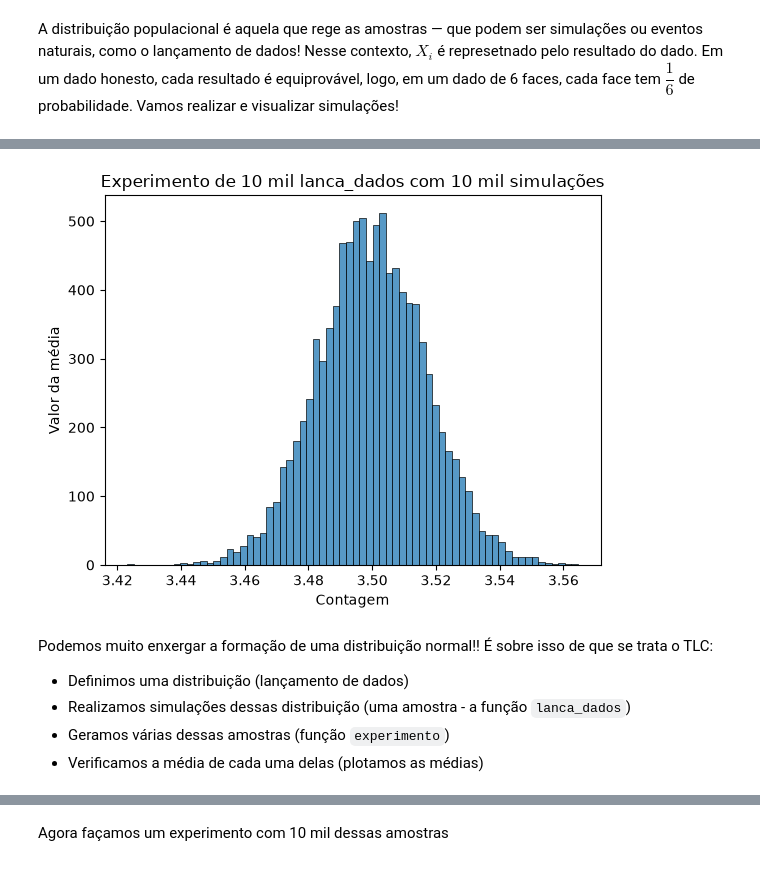
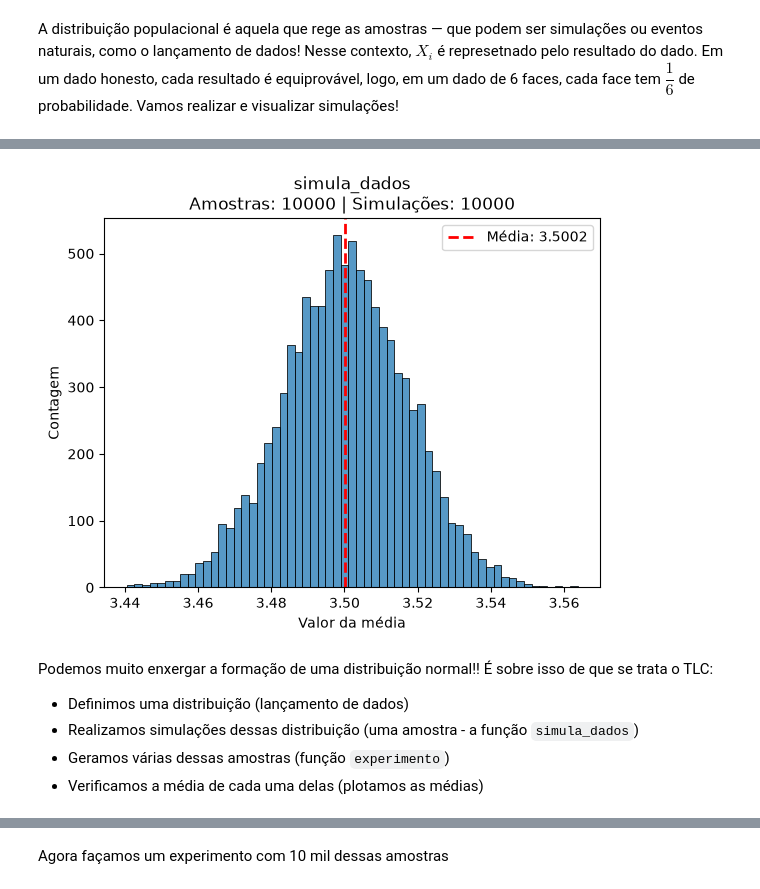
Before and after one commit to cg-oc/statistics, a Jupyter notebook: 9.2_teorema_limite_central/tlc.ipynb, the cells around one changed output, grey strips where cells are left out. Drawn from its saved outputs; the diff is of its cells as text; code cells hidden in the pictures.

```diff
--- a/9.2_teorema_limite_central/tlc.ipynb
+++ b/9.2_teorema_limite_central/tlc.ipynb
@@ -157,30 +173,0 @@ Como era de se esperar, vimos uma contagem muito semelhante entre todas os faces
-# %%
-def experimento(
-    distribuicao_populacional,
-    tamanho_amostragem: int,
-    num_simulacoes: int,
-    **kwargs
-    ) -> None:
-    medias = []
-    for _ in range(tamanho_amostragem):
-        media = distribuicao_populacional(num_simulacoes, **kwargs)
-        medias.append(media)
-
-    plt.figure()
-    eixo = sns.histplot(medias)
-
-    titulo = (
-        f"Experimento de {tamanho_amostragem // 1_000} mil "
-        f"{distribuicao_populacional.__name__} "
-        f"com {num_simulacoes // 1_000} mil simulações"
-    )
-    eixo. set(
-        title=titulo,
-        xlabel="Contagem",
-        ylabel="Valor da média"
-    )
-    plt.show()
-
-experimento(lanca_dados, 10_000, 10_000)
-# %% [output]
-[figure, removed]
@@ -187,8 +227,19 @@ experimento(lanca_dados, 10_000, 10_000)
+# %%
+TAMANHO_AMOSTRAGEM= 10_000
+NUM_SIMULACOES = 10_000
+
+experimento(
+    distribuicao_populacional=simula_dados,
+    tamanho_amostragem = TAMANHO_AMOSTRAGEM,
+    num_simulacoes = NUM_SIMULACOES
+);
+# %% [output]
+[figure, added]
 # %% [markdown]
 Podemos muito enxergar a formação de uma distribuição normal!! É sobre isso de que se trata o TLC:
 
 - Definimos uma distribuição (lançamento de dados)
-- Realizamos simulações dessas distribuição (uma amostra - a função `lanca_dados`)
+- Realizamos simulações dessas distribuição (uma amostra - a função `simula_dados`)
 - Geramos várias dessas amostras (função `experimento`)
 - Verificamos a média de cada uma delas (plotamos as médias)
 # %% [markdown]
```
Also changed, not shown: parts of 30 cells of this notebook.
